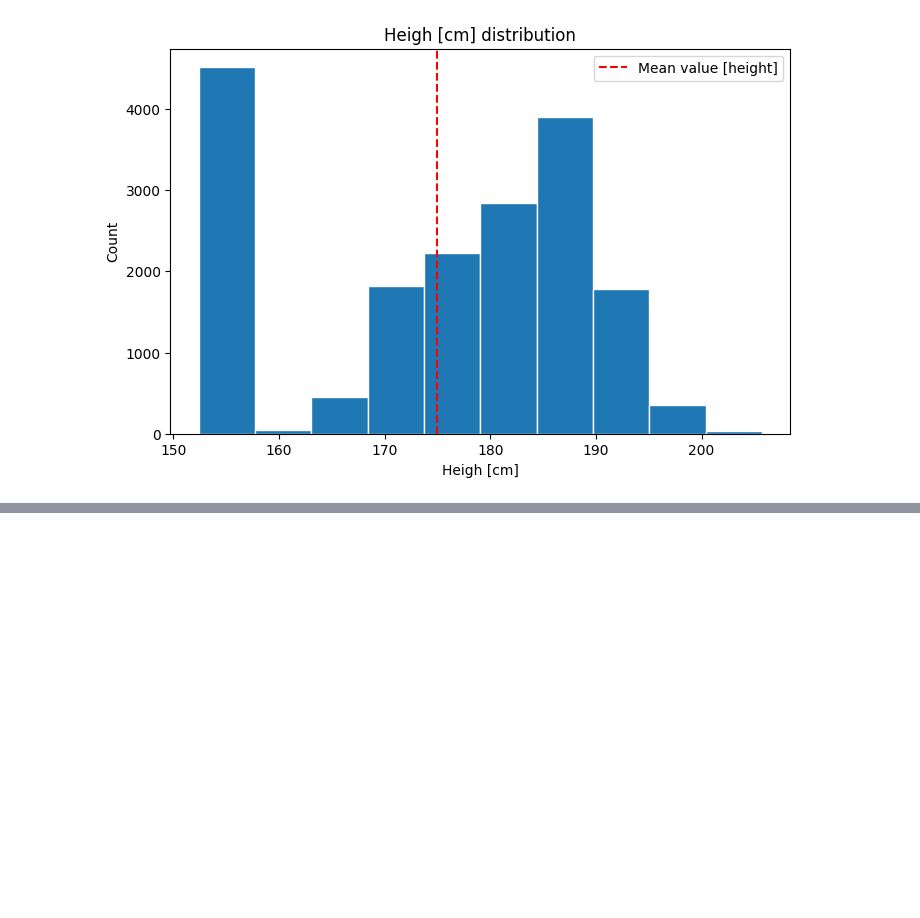
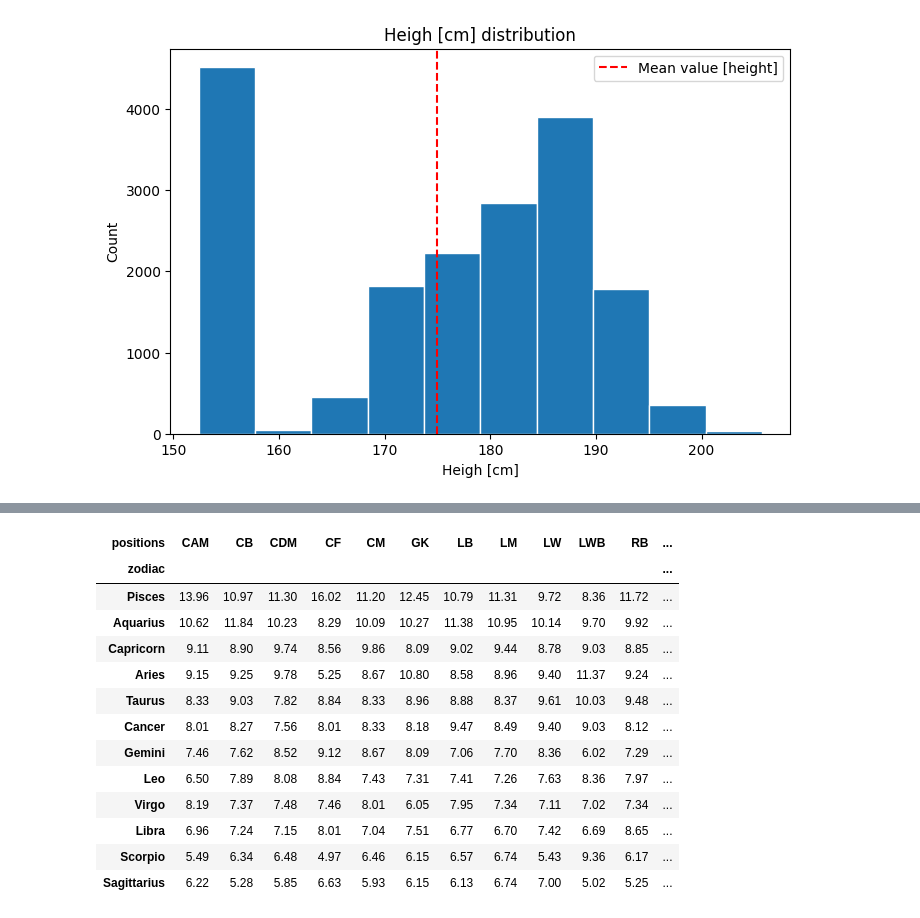
Before and after one commit to plamensve/ML_FINAL_PROJECT_2026, a Jupyter notebook: notebooks/01_overview.ipynb, the cells around one changed output, grey strips where cells are left out. Cells and saved outputs as stored; diff of their text form; code cells hidden in the pictures; blank space fills up the shorter version.

```diff
--- a/notebooks/01_overview.ipynb
+++ b/notebooks/01_overview.ipynb
@@ -234,0 +435,27 @@ plt.show()
+# %%
+# Convert the position count table into percentages.
+# Each column represents one football position.
+# Each value shows what percentage of players in that position belong to each zodiac sign.
+positions_percent = (
+    positions_data
+    .div(positions_data.sum(axis=0), axis=1)
+    .mul(100)
+    .round(2)
+)
+
+positions_percent
+# %% [output]
+| positions | CAM | CB | CDM | CF | CM | GK | LB | LM | LW | LWB | RB | ... |
+| zodiac |  |  |  |  |  |  |  |  |  |  |  | ... |
+| Pisces | 13.96 | 10.97 | 11.30 | 16.02 | 11.20 | 12.45 | 10.79 | 11.31 | 9.72 | 8.36 | 11.72 | ... |
+| Aquarius | 10.62 | 11.84 | 10.23 | 8.29 | 10.09 | 10.27 | 11.38 | 10.95 | 10.14 | 9.70 | 9.92 | ... |
+| Capricorn | 9.11 | 8.90 | 9.74 | 8.56 | 9.86 | 8.09 | 9.02 | 9.44 | 8.78 | 9.03 | 8.85 | ... |
+| Aries | 9.15 | 9.25 | 9.78 | 5.25 | 8.67 | 10.80 | 8.58 | 8.96 | 9.40 | 11.37 | 9.24 | ... |
+| Taurus | 8.33 | 9.03 | 7.82 | 8.84 | 8.33 | 8.96 | 8.88 | 8.37 | 9.61 | 10.03 | 9.48 | ... |
+| Cancer | 8.01 | 8.27 | 7.56 | 8.01 | 8.33 | 8.18 | 9.47 | 8.49 | 9.40 | 9.03 | 8.12 | ... |
+| Gemini | 7.46 | 7.62 | 8.52 | 9.12 | 8.67 | 8.09 | 7.06 | 7.70 | 8.36 | 6.02 | 7.29 | ... |
+| Leo | 6.50 | 7.89 | 8.08 | 8.84 | 7.43 | 7.31 | 7.41 | 7.26 | 7.63 | 8.36 | 7.97 | ... |
+| Virgo | 8.19 | 7.37 | 7.48 | 7.46 | 8.01 | 6.05 | 7.95 | 7.34 | 7.11 | 7.02 | 7.34 | ... |
+| Libra | 6.96 | 7.24 | 7.15 | 8.01 | 7.04 | 7.51 | 6.77 | 6.70 | 7.42 | 6.69 | 8.65 | ... |
+| Scorpio | 5.49 | 6.34 | 6.48 | 4.97 | 6.46 | 6.15 | 6.57 | 6.74 | 5.43 | 9.36 | 6.17 | ... |
+| Sagittarius | 6.22 | 5.28 | 5.85 | 6.63 | 5.93 | 6.15 | 6.13 | 6.74 | 7.00 | 5.02 | 5.25 | ... |
```
Also changed, not shown: parts of 12 cells of this notebook.
